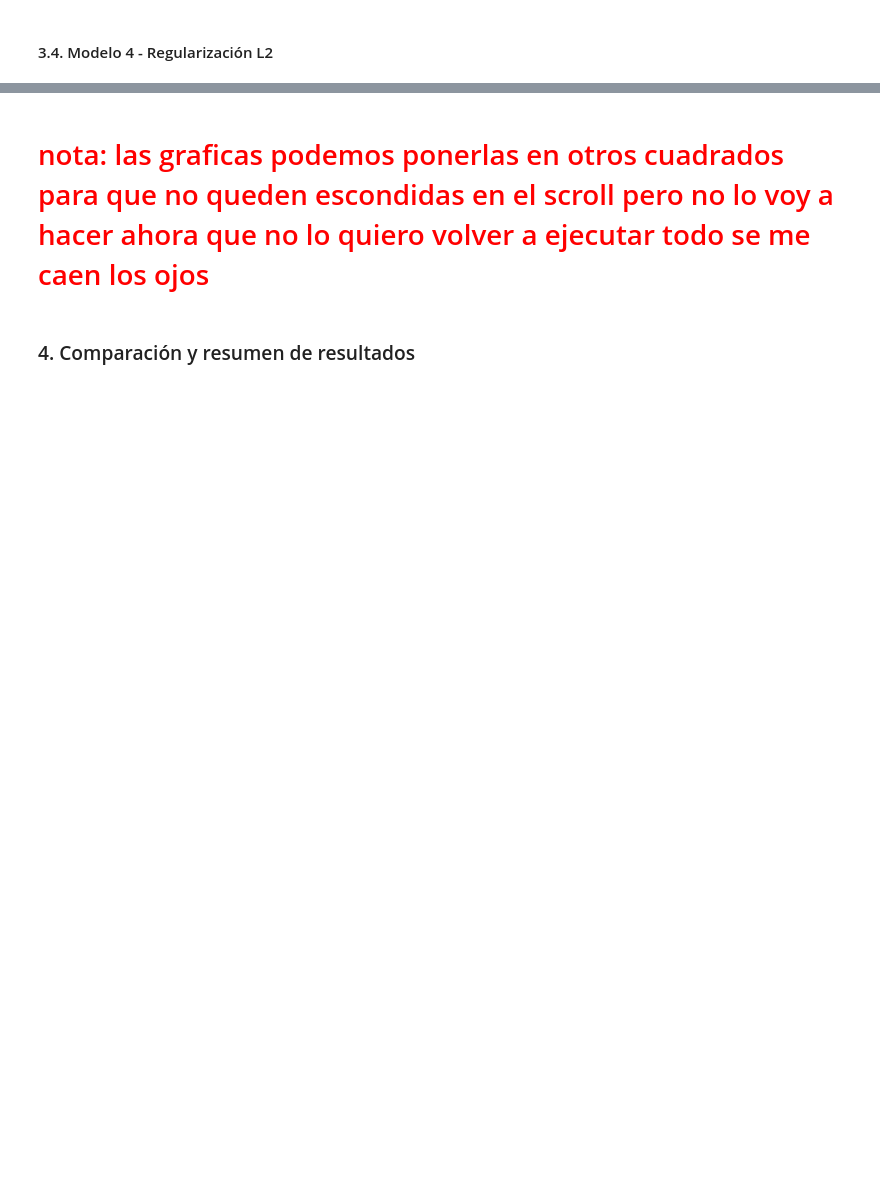
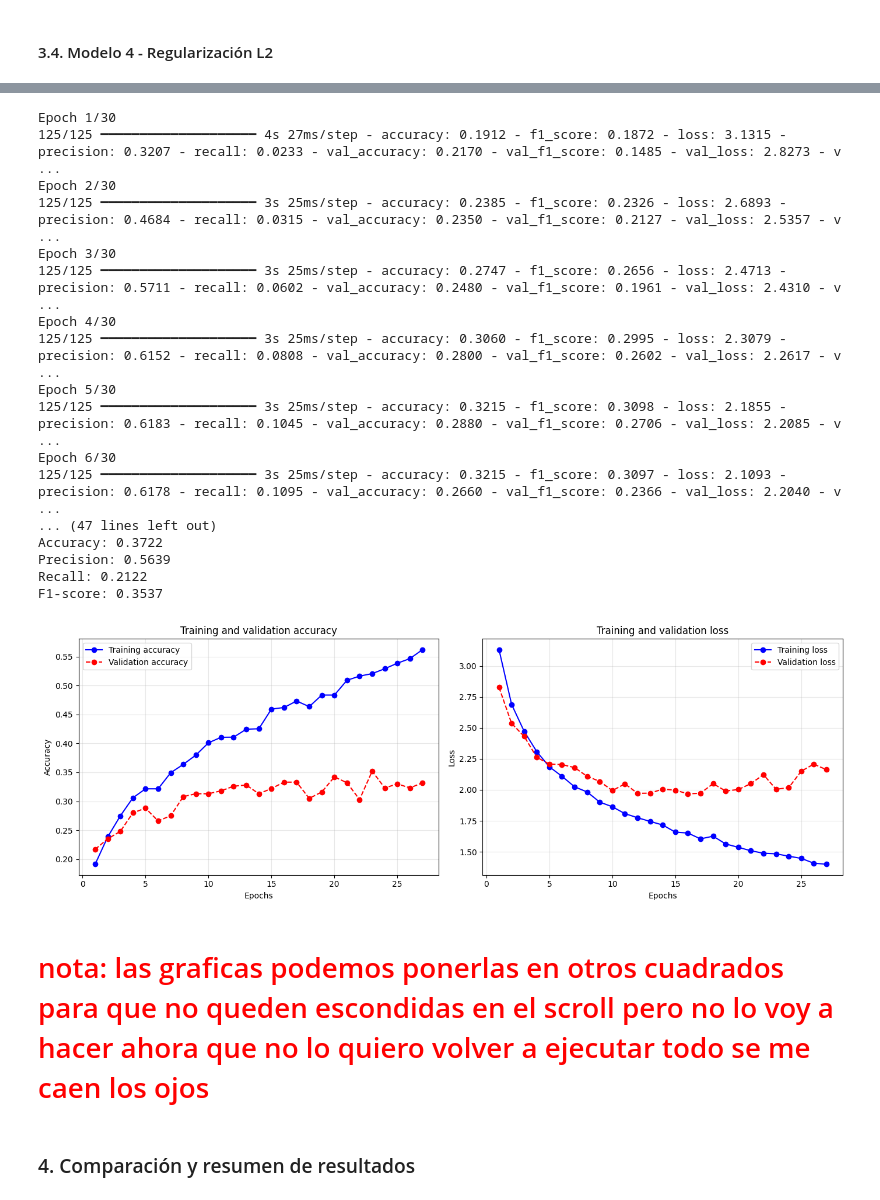
Before and after one commit to NataliaMartinezGarcia/AP-humilde, a Jupyter notebook: P1(AP.11.06).ipynb, the cells around one changed output, grey strips where cells are left out. Saved outputs shown, nothing was run; the diff lists cells and outputs as text; code cells hidden in the pictures; blank space fills up the shorter version.

```diff
--- a/P1(AP.11.06).ipynb
+++ b/P1(AP.11.06).ipynb
@@ -725,0 +649,20 @@ F1-score: 0.3639
+# %%
+modelo_hibrido_v1 = models.Sequential([
+    layers.Input(shape=(dimension_entrada,)),
+    layers.Dense(256, activation='relu', kernel_regularizer=regularizers.l1(2e-5)),
+    layers.Dense(128, activation='relu', kernel_regularizer=regularizers.l1(1e-5)),
+    layers.Dropout(0.15),
+    layers.Dense(64, activation='relu'),
+    layers.Dense(num_clases, activation='softmax')
+])
+
+modelo_hibrido_v1.compile(
+    optimizer=tf.keras.optimizers.Adam(3e-4),
+    loss='categorical_crossentropy',
+    metrics=['accuracy',
+             metrics.Precision(name='precision'),
+             metrics.Recall(name='recall'),
+             metrics.F1Score(name='f1_score', average='macro')]
+)
+
+modelo_hibrido_v1.summary()
@@ -726,3 +687,37 @@ F1-score: 0.3639
+# %%
+
+hist_v1, loss_v1, acc_v1, prec_v1, rec_v1, f1_v1 = entrenar(
+    modelo_hibrido_v1,
+    (training_inputs, training_targets),
+    (val_inputs, val_targets),
+    (test_inputs, test_targets),
+    epochs=30,  # Más épocas
+    use_early_stopping=True,
+    es_monitor='val_accuracy',
+    es_patience=4,
+    es_mode='max'
+)
+
+plot(hist_v1)
+# %% [output]
+Epoch 1/30
+125/125 ━━━━━━━━━━━━━━━━━━━━ 4s 27ms/step - accuracy: 0.1912 - f1_score: 0.1872 - loss: 3.1315 - precision: 0.3207 - recall: 0.0233 - val_accuracy: 0.2170 - val_f1_score: 0.1485 - val_loss: 2.8273 - v ...
+Epoch 2/30
+125/125 ━━━━━━━━━━━━━━━━━━━━ 3s 25ms/step - accuracy: 0.2385 - f1_score: 0.2326 - loss: 2.6893 - precision: 0.4684 - recall: 0.0315 - val_accuracy: 0.2350 - val_f1_score: 0.2127 - val_loss: 2.5357 - v ...
+Epoch 3/30
+125/125 ━━━━━━━━━━━━━━━━━━━━ 3s 25ms/step - accuracy: 0.2747 - f1_score: 0.2656 - loss: 2.4713 - precision: 0.5711 - recall: 0.0602 - val_accuracy: 0.2480 - val_f1_score: 0.1961 - val_loss: 2.4310 - v ...
+Epoch 4/30
+125/125 ━━━━━━━━━━━━━━━━━━━━ 3s 25ms/step - accuracy: 0.3060 - f1_score: 0.2995 - loss: 2.3079 - precision: 0.6152 - recall: 0.0808 - val_accuracy: 0.2800 - val_f1_score: 0.2602 - val_loss: 2.2617 - v ...
+Epoch 5/30
+125/125 ━━━━━━━━━━━━━━━━━━━━ 3s 25ms/step - accuracy: 0.3215 - f1_score: 0.3098 - loss: 2.1855 - precision: 0.6183 - recall: 0.1045 - val_accuracy: 0.2880 - val_f1_score: 0.2706 - val_loss: 2.2085 - v ...
+Epoch 6/30
+125/125 ━━━━━━━━━━━━━━━━━━━━ 3s 25ms/step - accuracy: 0.3215 - f1_score: 0.3097 - loss: 2.1093 - precision: 0.6178 - recall: 0.1095 - val_accuracy: 0.2660 - val_f1_score: 0.2366 - val_loss: 2.2040 - v ...
+... (47 lines left out)
+Accuracy: 0.3722
+Precision: 0.5639
+Recall: 0.2122
+F1-score: 0.3537
+[figure, added]
 # %% [markdown]
 # <span style="color:red">nota: las graficas podemos ponerlas en otros cuadrados para que no queden escondidas en el scroll pero no lo voy a hacer ahora que no lo quiero volver a ejecutar todo se me caen los ojos </span>
 # %% [markdown]
```
Also changed, not shown: parts of 20 cells of this notebook, 1 other file.
